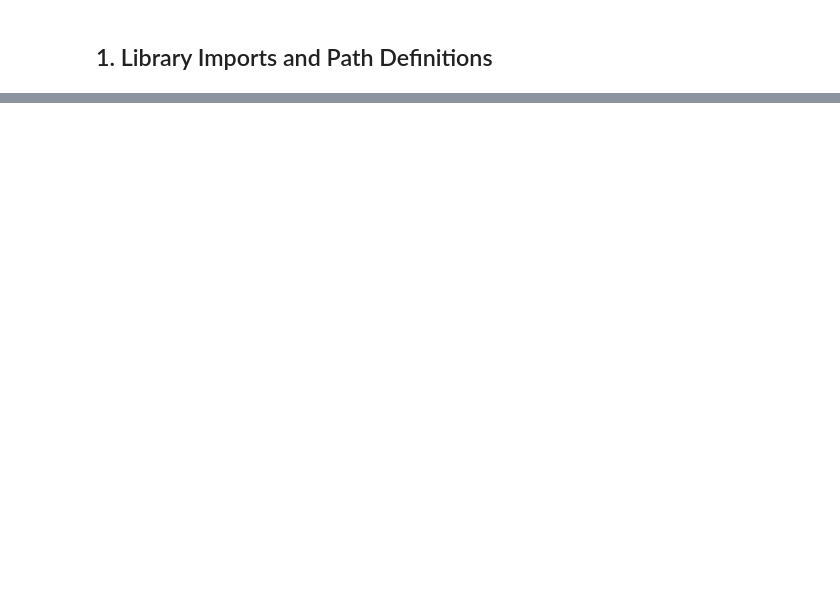
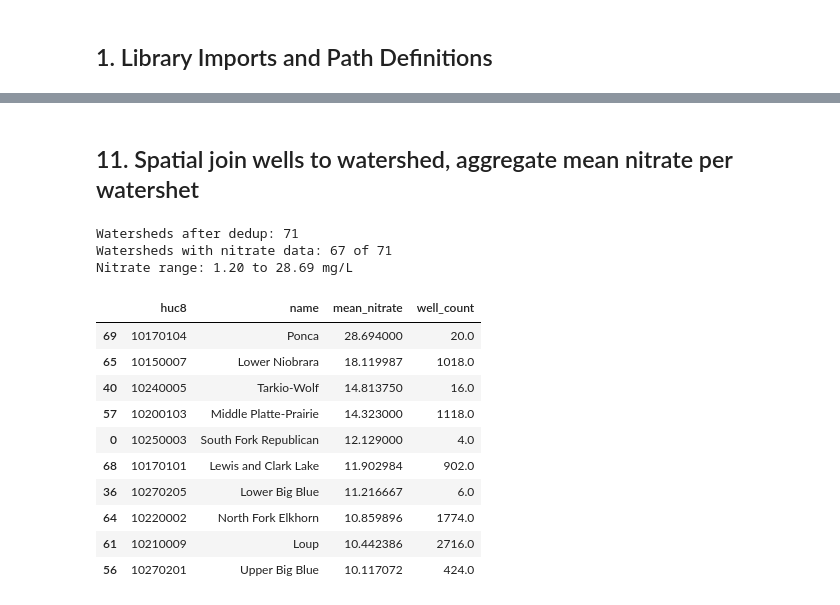
Before and after one commit to kpkrumm/nebraska-nitrate-analysis, a Jupyter notebook: nebraska-nitrate-analysis.ipynb, the cells around one changed output, grey strips where cells are left out. Drawn from its saved outputs; the diff is of its cells as text; code cells hidden in the pictures; blank space fills up the shorter version.

```diff
--- a/nebraska-nitrate-analysis.ipynb
+++ b/nebraska-nitrate-analysis.ipynb
@@ -48,0 +243,40 @@ else:
+# %% [markdown]
+## 11. Spatial join wells to watershed, aggregate mean nitrate per watershet
+# %%
+# Reload clean HUC-8 to avoid column conflicts from previous runs
+huc8_ne = gpd.clip(
+    huc8.to_crs('EPSG:4326'),
+    nebraska.dissolve().to_crs('EPSG:4326')
+)
+
+# Spatial join wells to HUC-8 watersheds
+wells_proj = wells_gdf.to_crs(huc8_ne.crs)
+wells_huc8 = gpd.sjoin(wells_proj, huc8_ne[['huc8', 'name', 'geometry']], how='inner', predicate='within')
+
+# Aggregate mean nitrate per watershed
+huc8_nitrate = wells_huc8.groupby('huc8')['avg_nitrate'].agg(['mean', 'count']).reset_index()
+huc8_nitrate.columns = ['huc8', 'mean_nitrate', 'well_count']
+
+# Merge onto HUC-8 geometry and deduplicate
+huc8_ne = huc8_ne.merge(huc8_nitrate, on='huc8', how='left')
+huc8_ne = huc8_ne.drop_duplicates(subset='huc8').reset_index(drop=True)
+
+print(f"Watersheds after dedup: {len(huc8_ne)}")
+print(f"Watersheds with nitrate data: {huc8_ne['mean_nitrate'].notna().sum()} of {len(huc8_ne)}")
+print(f"Nitrate range: {huc8_ne['mean_nitrate'].min():.2f} to {huc8_ne['mean_nitrate'].max():.2f} mg/L")
+huc8_ne[['huc8', 'name', 'mean_nitrate', 'well_count']].sort_values('mean_nitrate', ascending=False).head(10)
+# %% [output]
+Watersheds after dedup: 71
+Watersheds with nitrate data: 67 of 71
+Nitrate range: 1.20 to 28.69 mg/L
+|  | huc8 | name | mean_nitrate | well_count |
+| 69 | 10170104 | Ponca | 28.694000 | 20.0 |
+| 65 | 10150007 | Lower Niobrara | 18.119987 | 1018.0 |
+| 40 | 10240005 | Tarkio-Wolf | 14.813750 | 16.0 |
+| 57 | 10200103 | Middle Platte-Prairie | 14.323000 | 1118.0 |
+| 0 | 10250003 | South Fork Republican | 12.129000 | 4.0 |
+| 68 | 10170101 | Lewis and Clark Lake | 11.902984 | 902.0 |
+| 36 | 10270205 | Lower Big Blue | 11.216667 | 6.0 |
+| 64 | 10220002 | North Fork Elkhorn | 10.859896 | 1774.0 |
+| 61 | 10210009 | Loup | 10.442386 | 2716.0 |
+| 56 | 10270201 | Upper Big Blue | 10.117072 | 424.0 |
```
Also changed, not shown: parts of 27 cells of this notebook, 1 other file.
